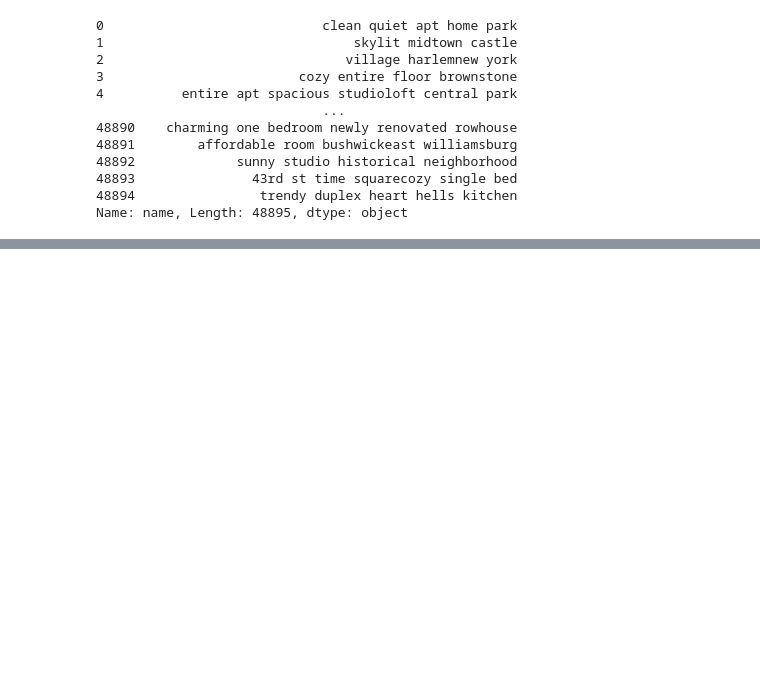
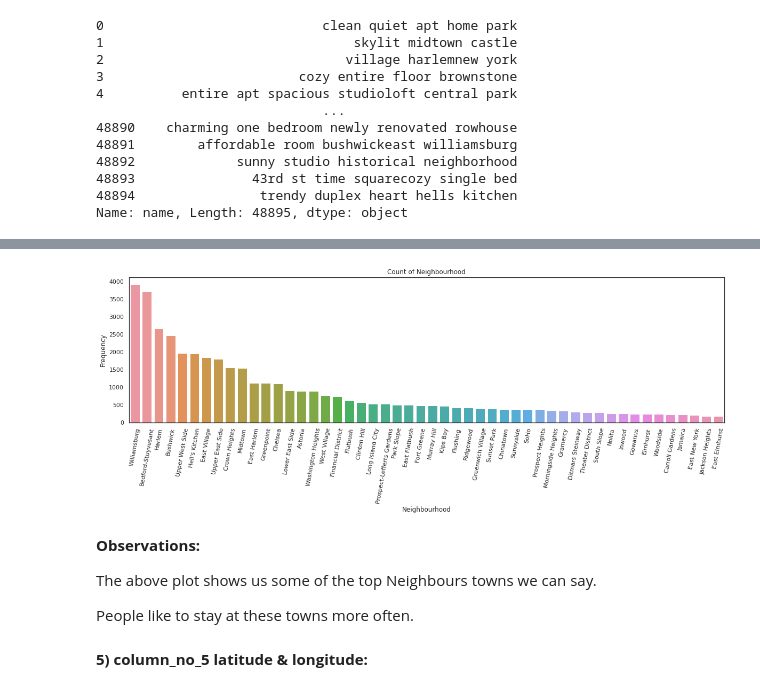
Before and after one commit to Ganeshb979/Airbnb-Bookings-Analysis, a Jupyter notebook: Ganesh_Bayas_Airbnb_Bookings_Analysis_Capstone_Project.ipynb, the cells around one changed output, grey strips where cells are left out. Saved outputs shown, nothing was run; the diff lists cells and outputs as text; code cells hidden in the pictures; blank space fills up the shorter version.

```diff
--- a/Ganesh_Bayas_Airbnb_Bookings_Analysis_Capstone_Project.ipynb
+++ b/Ganesh_Bayas_Airbnb_Bookings_Analysis_Capstone_Project.ipynb
@@ -282,0 +459,5 @@ Name: name, Length: 48895, dtype: object
+# %%
+#.most_common() Return a list of the n most common elements and their counts from the most common to the least.
+top_50_=Counter( df['neighbourhood']).most_common()
+top_50_=top_50_[0:50]
+top_50_[:20]
@@ -282,0 +485,19 @@ Name: name, Length: 48895, dtype: object
+# %%
+#count_plot
+plt.figure(figsize=(20,5))
+ax_4 = sns.barplot(x='neighbourhood',y='count',data = pd.DataFrame(top_50_,columns=['neighbourhood','count'][:20]))
+ax_4.set_title('Count of Neighbourhood')
+ax_4.set_ylabel('Frequency')
+ax_4.set_xlabel('Neighbourhood')
+ax_4.set_xticklabels(ax_4.get_xticklabels(), rotation=80);
+plt.show()
+# %% [output]
+[figure, added]
+# %% [markdown]
+**Observations:**
+
+The above plot shows us some of the top Neighbours towns we can say.
+
+People like to stay at these towns more often.
+# %% [markdown]
+**5) column_no_5 latitude & longitude:**
```
Also changed, not shown: parts of 82 cells of this notebook.
